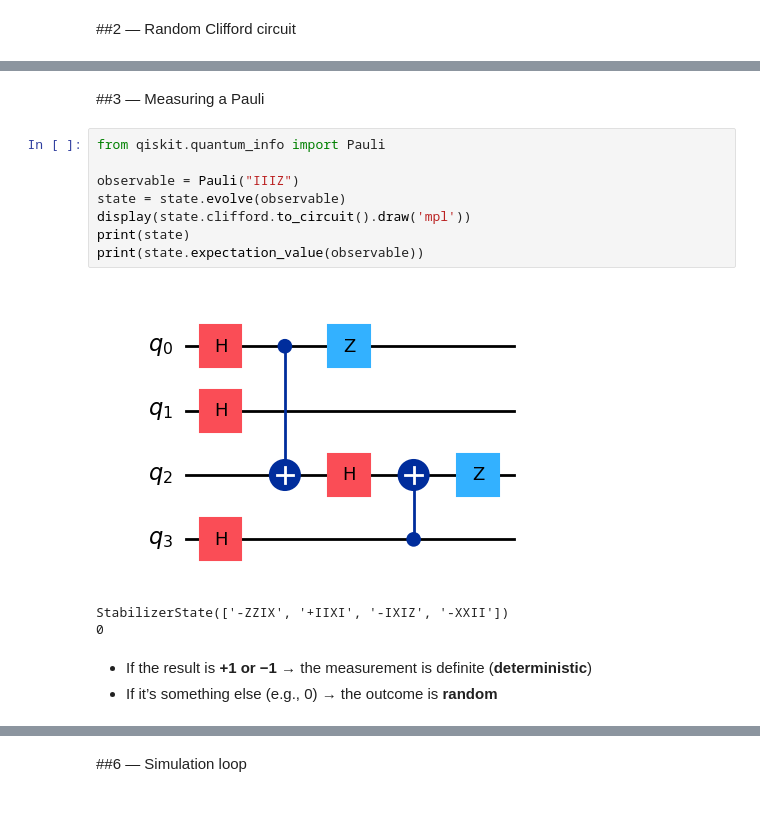
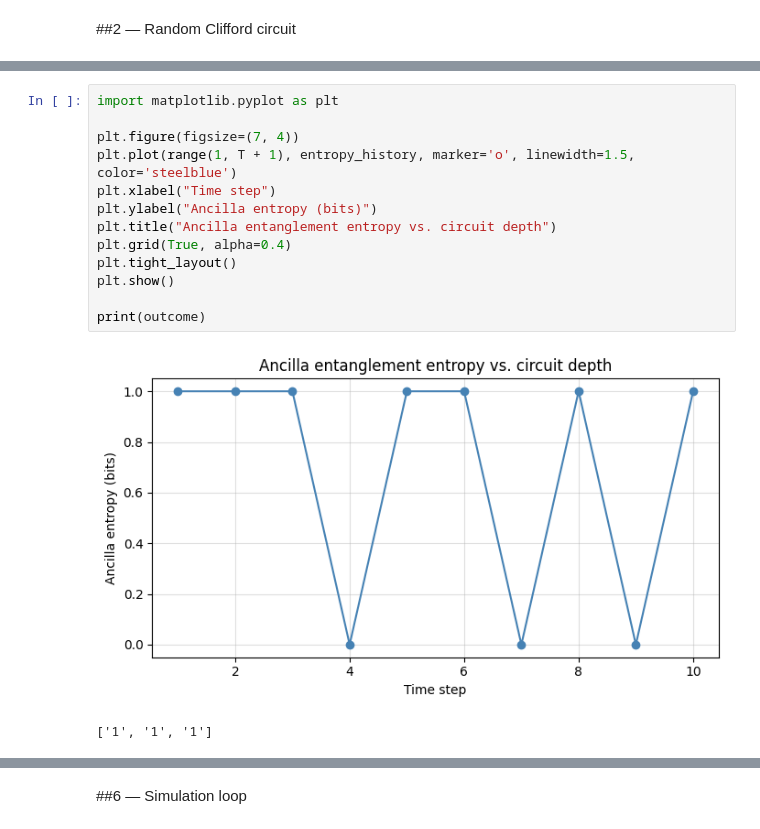
Before and after one commit to AKookani/BrickwallCliffordCircuit, a Jupyter notebook: Meeting_24_6_2026.ipynb, the cells around one changed output, grey strips where cells are left out. Cells and saved outputs as stored; diff of their text form.

```diff
--- a/Meeting_24_6_2026.ipynb
+++ b/Meeting_24_6_2026.ipynb
@@ -290,17 +321,16 @@ display(state.clifford.to_circuit().draw('mpl'))
-# %% [markdown]
-##3 — Measuring a Pauli
-# %%
-from qiskit.quantum_info import Pauli
-
-observable = Pauli("IIIZ")
-state = state.evolve(observable)
-display(state.clifford.to_circuit().draw('mpl'))
-print(state)
-print(state.expectation_value(observable))
-# %% [output]
-[figure, removed]
-StabilizerState(['-ZZIX', '+IIXI', '-IXIZ', '-XXII'])
-0
-# %% [markdown]
-* If the result is **+1 or −1** → the measurement is definite (**deterministic**)
-* If it’s something else (e.g., 0) → the outcome is **random**
+# %%
+import matplotlib.pyplot as plt
+
+plt.figure(figsize=(7, 4))
+plt.plot(range(1, T + 1), entropy_history, marker='o', linewidth=1.5, color='steelblue')
+plt.xlabel("Time step")
+plt.ylabel("Ancilla entropy (bits)")
+plt.title("Ancilla entanglement entropy vs. circuit depth")
+plt.grid(True, alpha=0.4)
+plt.tight_layout()
+plt.show()
+
+print(outcome)
+# %% [output]
+[figure, added]
+['1', '1', '1']
```
Also changed, not shown: parts of 9 cells of this notebook.
